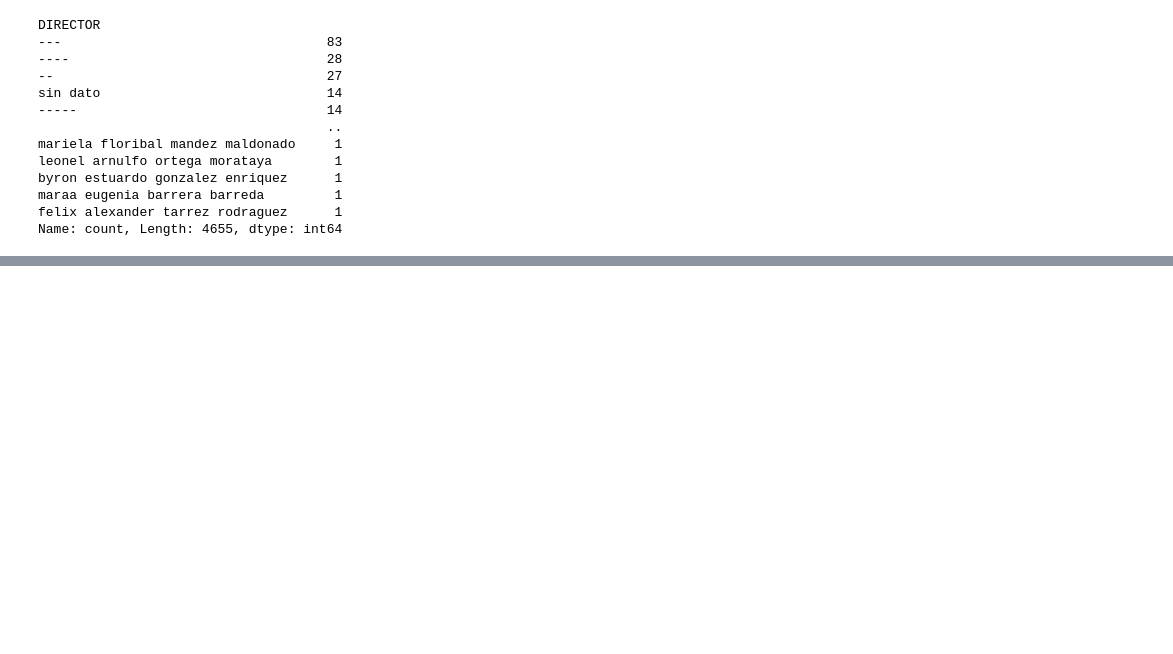
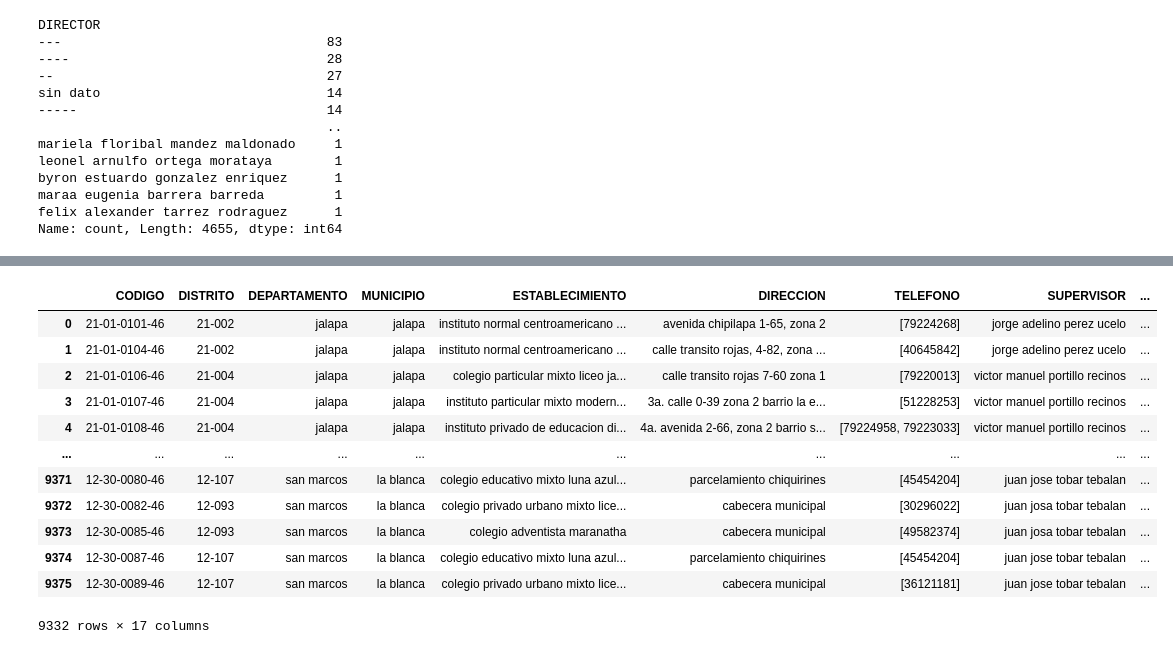
Before and after one commit to robertriosm/ds-project-1, a Jupyter notebook: Proyecto1DS (1).ipynb, the cells around one changed output, grey strips where cells are left out. Drawn from its saved outputs; the diff is of its cells as text; code cells hidden in the pictures; blank space fills up the shorter version.

Commit message:
add:Added more cleaning
Added more cleaning to get the most cleaned data possible

```diff
--- a/Proyecto1DS (1).ipynb
+++ b/Proyecto1DS (1).ipynb
@@ -130,9 +150,25 @@ Esta variable tiene diferentes tipos de formatos, decidimos validar direcciones
 direcciones_invalidas = ['-', '--', '---', '.', ' ', '  ']
 df['DIRECCION'] = df['DIRECCION'].replace(direcciones_invalidas, np.nan)
 df['DIRECCION'] = df['DIRECCION'].str.lower().str.strip()
+# Function to check if a string is a date and convert it to NaN
+def check_date_and_replace(value):
+    try:
+        pd.to_datetime(value, errors='raise')
+        return np.nan
+    except ValueError:
+        return value
+df['DIRECCION'] = df['DIRECCION'].apply(check_date_and_replace)
 # %%
 #i una entrada posee 8 caracteres o más, botamos la cola del dato y nos quedamos con los primeros 8 caracteres.
 # Si es menor a 8 o posee caracteres es desechado
-
+import re
 df['TELEFONO'] = df['TELEFONO'].apply(lambda x: str(x))
-df['TELEFONO'] = df['TELEFONO'].apply(lambda x: x[0:8] if len(x) >= 8  else None)
+# En el caso de que incluya mas de un telefono
+def cleanPhoneNumber(number):
+  # Split por cualquier caracter que no es numero
+  numberChains = re.split(r'\D+', number)
+  # Revisar que todos los numeros sean numeros validos, longitud de 8
+  validChains = [num for num in numberChains if len(num) == 8]
+  # Retornar en caso de que haya al menos uno la lista, en cualquier otro caso retornar None
+  return validChains if len(validChains) > 0 else None
+df['TELEFONO'] = df['TELEFONO'].apply(cleanPhoneNumber)
@@ -145,10 +196,9 @@ En algunos establecimientos no aparece quien es el directos y aparecen puntos o
 # %%
 #Contamos las repeticiones de directores
 print(df.DIRECTOR.value_counts())
-
-valores_invalidos_director = ['.', '..', '...', '-', '--', '---', '0', 'X', ' ', 'SIN DATO']
-df['DIRECTOR'] = df['DIRECTOR'].replace(valores_invalidos_director, np.nan)
-df['DIRECTOR'] = df['DIRECTOR'].apply(lambda x: np.nan if pd.isnull(x) or re.fullmatch(r'-{1,}|\.{1,}|0+|X+|\s*', str(x)) else x)
+df['DIRECTOR'] = df['DIRECTOR'].apply(lambda x: np.nan if pd.isnull(x) or re.fullmatch(r'-{1,}|\.{1,}|0+|X+|\s*|-+| +|SIN DATO', str(x)) else x)
+# Limpiamos a los supervisores
+df['SUPERVISOR'] = df['SUPERVISOR'].apply(lambda x: np.nan if pd.isnull(x) or re.fullmatch(r'-{1,}|\.{1,}|0+|X+|\s*|-+| +|SIN DATO', str(x)) else x)
 # %% [output]
 DIRECTOR
 ---                                  83
@@ -188,6 +238,25 @@ PLAN                  0
 DEPARTAMENTAL         0
 ZONA               9332
 dtype: int64
+# %%
+# Limpiar esta que solo tiene nulos
+df = df.drop(columns=['ZONA','Unnamed: 0'])
 # %%
 ##creamos un csv con los datos limpios
 df.to_csv('DatosLimpios.csv')
+# %%
+df
+# %% [output]
+|  | CODIGO | DISTRITO | DEPARTAMENTO | MUNICIPIO | ESTABLECIMIENTO | DIRECCION | TELEFONO | SUPERVISOR | ... |
+| 0 | 21-01-0101-46 | 21-002 | jalapa | jalapa | instituto normal centroamericano ... | avenida chipilapa 1-65, zona 2 | [79224268] | jorge adelino perez ucelo | ... |
+| 1 | 21-01-0104-46 | 21-002 | jalapa | jalapa | instituto normal centroamericano ... | calle transito rojas, 4-82, zona ... | [40645842] | jorge adelino perez ucelo | ... |
+| 2 | 21-01-0106-46 | 21-004 | jalapa | jalapa | colegio particular mixto liceo ja... | calle transito rojas 7-60 zona 1 | [79220013] | victor manuel portillo recinos | ... |
+| 3 | 21-01-0107-46 | 21-004 | jalapa | jalapa | instituto particular mixto modern... | 3a. calle 0-39 zona 2 barrio la e... | [51228253] | victor manuel portillo recinos | ... |
+| 4 | 21-01-0108-46 | 21-004 | jalapa | jalapa | instituto privado de educacion di... | 4a. avenida 2-66, zona 2 barrio s... | [79224958, 79223033] | victor manuel portillo recinos | ... |
+| ... | ... | ... | ... | ... | ... | ... | ... | ... | ... |
+| 9371 | 12-30-0080-46 | 12-107 | san marcos | la blanca | colegio educativo mixto luna azul... | parcelamiento chiquirines | [45454204] | juan jose tobar tebalan | ... |
+| 9372 | 12-30-0082-46 | 12-093 | san marcos | la blanca | colegio privado urbano mixto lice... | cabecera municipal | [30296022] | juan josa tobar tebalan | ... |
+| 9373 | 12-30-0085-46 | 12-093 | san marcos | la blanca | colegio adventista maranatha | cabecera municipal | [49582374] | juan josa tobar tebalan | ... |
+| 9374 | 12-30-0087-46 | 12-107 | san marcos | la blanca | colegio educativo mixto luna azul... | parcelamiento chiquirines | [45454204] | juan jose tobar tebalan | ... |
+| 9375 | 12-30-0089-46 | 12-107 | san marcos | la blanca | colegio privado urbano mixto lice... | cabecera municipal | [36121181] | juan jose tobar tebalan | ... |
+9332 rows × 17 columns
```
Also changed, not shown: parts of 5 cells of this notebook.
